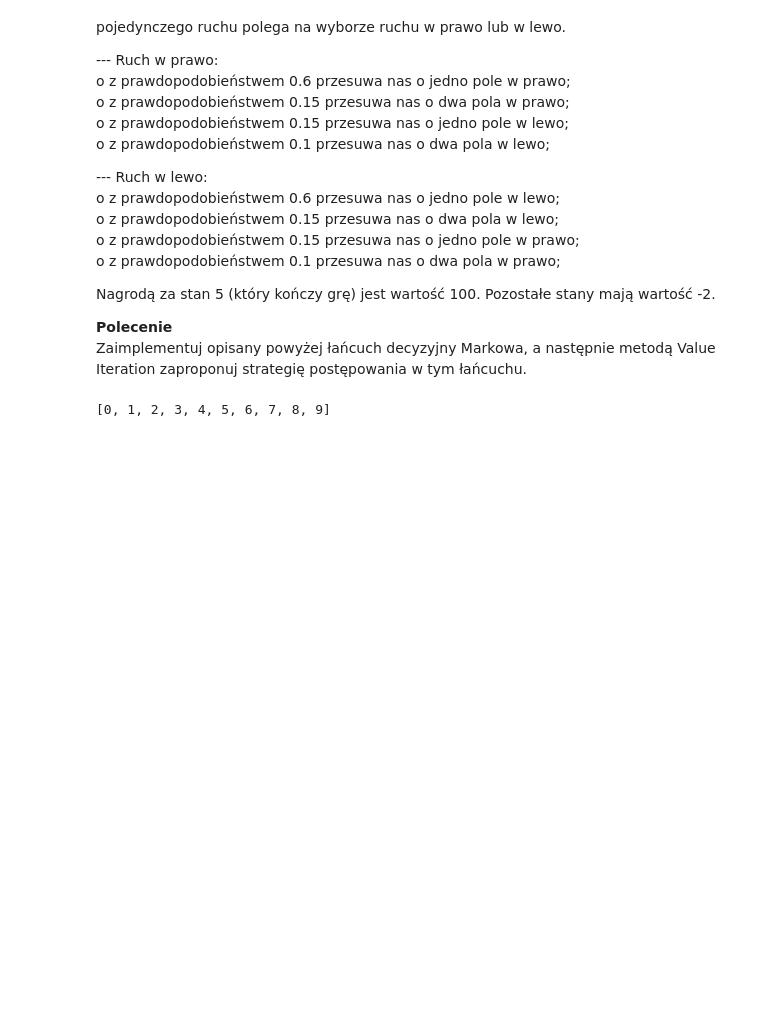
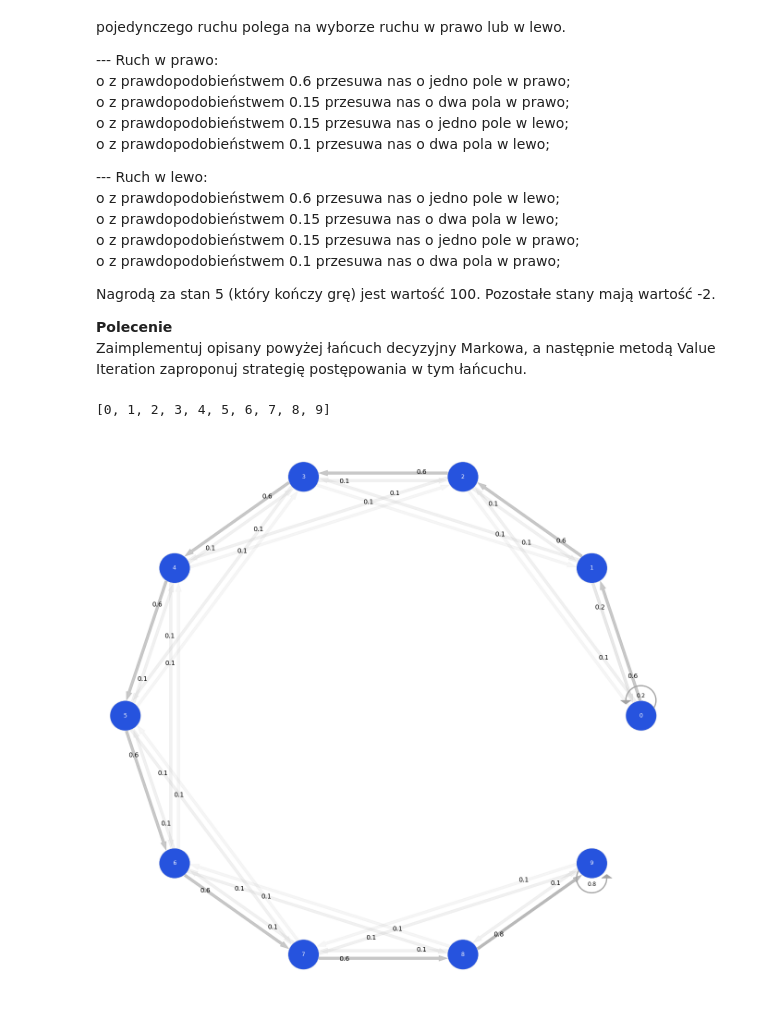
Before and after one commit to Naunn/Deep-Learning, a Jupyter notebook: MarkovChain.ipynb, the cells around one changed output. Saved outputs shown, nothing was run; the diff lists cells and outputs as text; code cells hidden in the pictures; blank space fills up the shorter version.

```diff
--- a/MarkovChain.ipynb
+++ b/MarkovChain.ipynb
@@ -95,3 +97,7 @@ P_L = [# 0,    1,    2,    3,    4,    5,    6,    7,    8,    9 stan kolejny/st
     [  0.0,  0.0,  0.0,  0.0,  0.0, 0.15,  0.6,  0.0, 0.15,  0.1], # 7
     [  0.0,  0.0,  0.0,  0.0,  0.0,  0.0, 0.15,  0.6,  0.0, 0.25], # 8
     [  0.0,  0.0,  0.0,  0.0,  0.0,  0.0,  0.0, 0.15,  0.6, 0.25]] # 9
+# %%
+MarkovChain(np.array(P_R), stan).draw()
+# %% [output]
+[figure, added]
```
Also changed, not shown: parts of 6 cells of this notebook, 3 other files.
